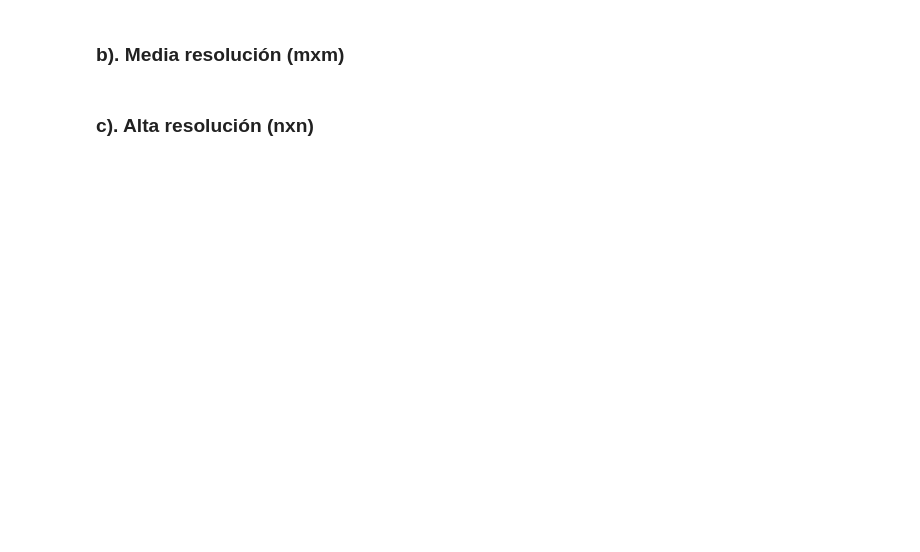
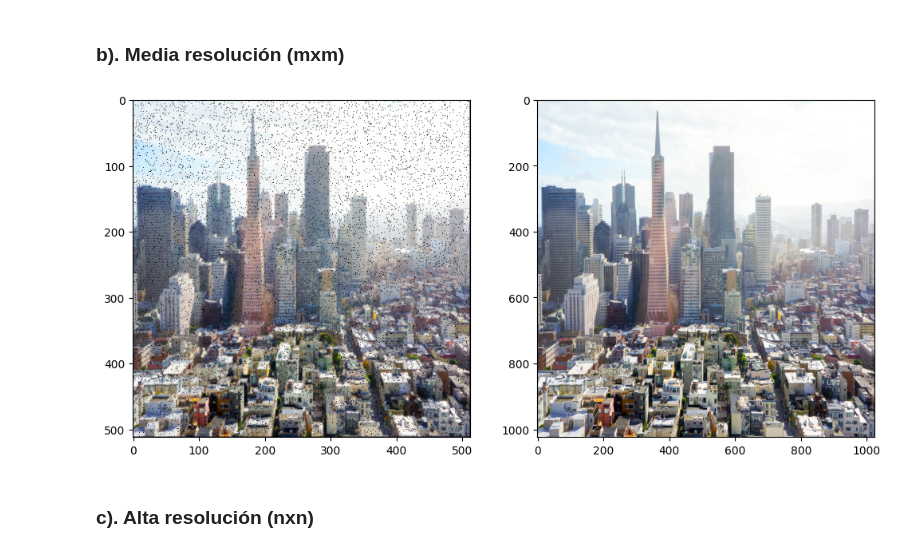
Before and after one commit to dmarintwentychu/TFG, a Jupyter notebook: Code/TFGCode/TFGFinalNotebook.ipynb, the cells around one changed output. Cells and saved outputs as stored; diff of their text form; code cells hidden in the pictures; blank space fills up the shorter version.

```diff
--- a/Code/TFGCode/TFGFinalNotebook.ipynb
+++ b/Code/TFGCode/TFGFinalNotebook.ipynb
@@ -154,7 +154,7 @@ def med_res_img_map(input_path):
     input_image = med_res(target_img)
 
     target_img = normalize(target_img)
-    target_img = normalize(target_img)
+    input_image = normalize(input_image)
 
     return input_image, target_img
 
@@ -195,6 +195,15 @@ for a,b in low_res_train_dataset.as_numpy_iterator():
 # %%
 med_res_train_dataset = create_dataset(DIV2K_TRAIN_HR_PATH,med_res_img_map)
 med_res_valid_dataset = create_dataset(DIV2K_VALID_HR_PATH,med_res_img_map)
+# %%
+for c,d in med_res_train_dataset.as_numpy_iterator():
+    fig, axs = plt.subplots(1, 2,figsize=(12,6))
+    axs[0].imshow(c[0])
+    axs[1].imshow(d[0])
+    plt.show()
+    break
+# %% [output]
+[figure, added]
 # %% [markdown]
 ### c). Alta resolución (nxn) <a id="hr"></a>
 # %%
```
Also changed, not shown: parts of 16 cells of this notebook, 2 other files.
